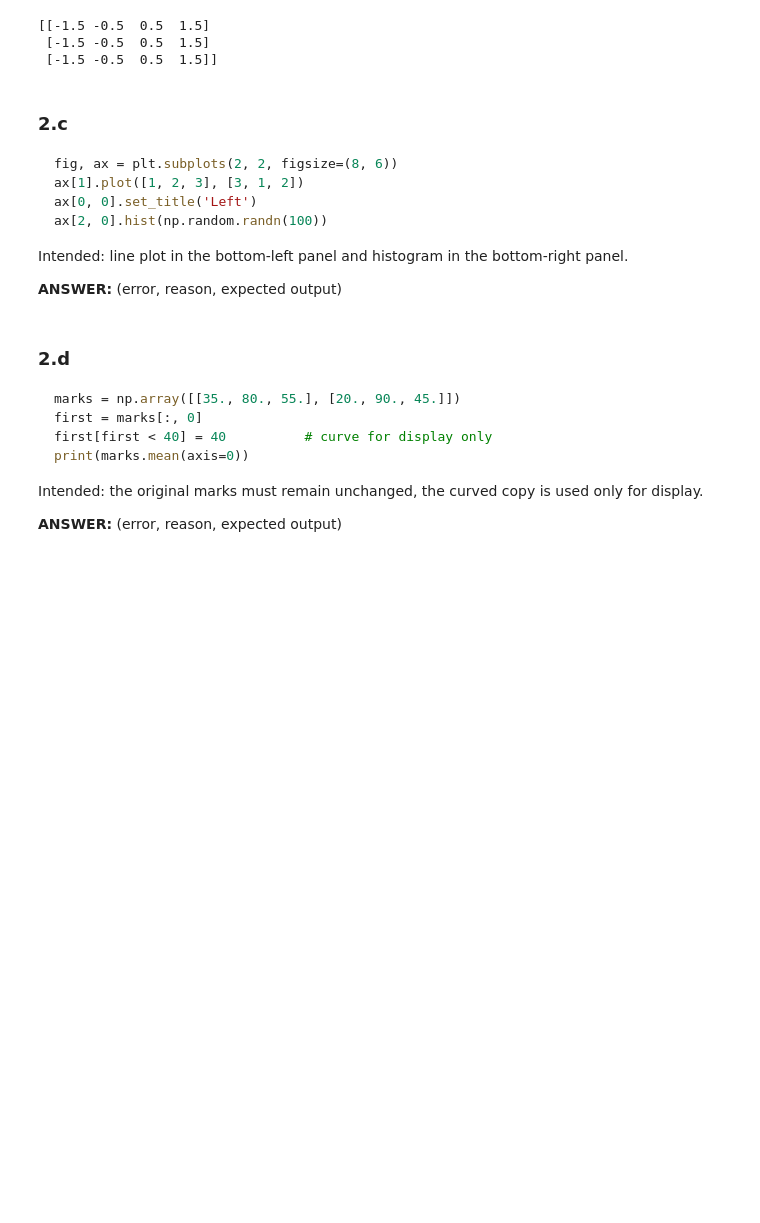
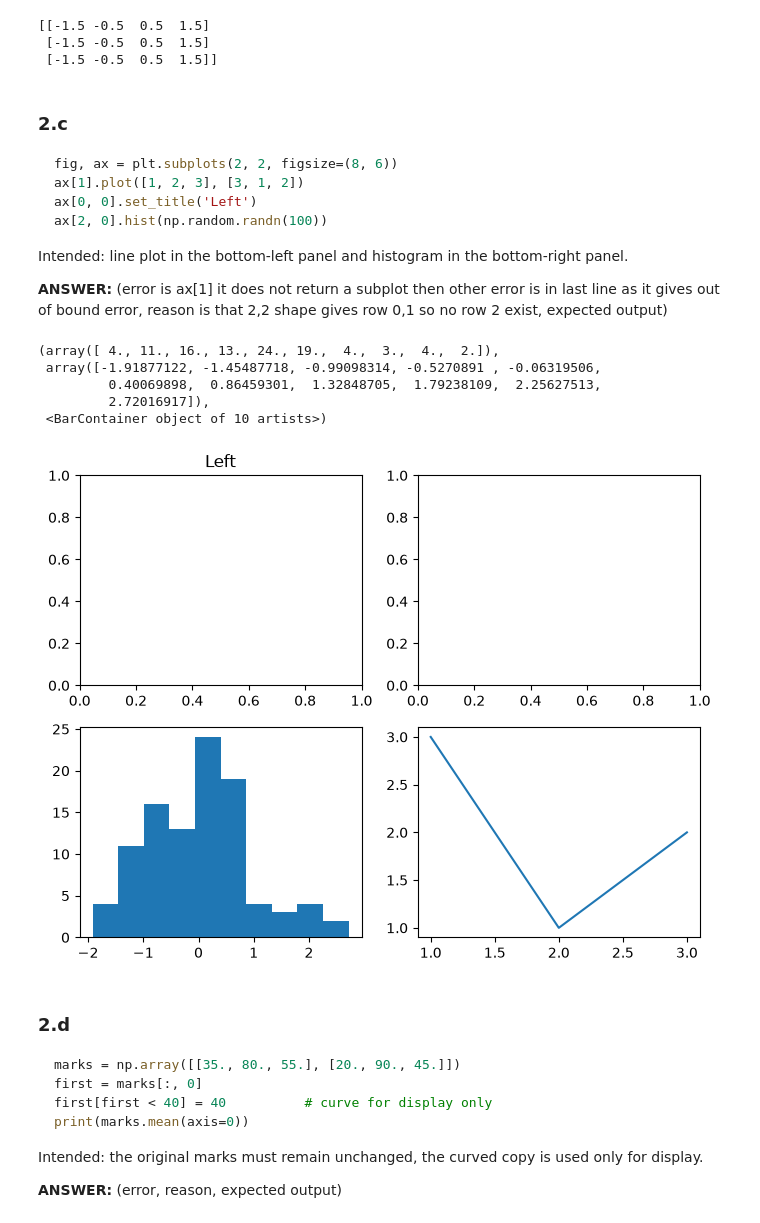
Before and after one commit to Abdullah-PyDev/PAI-A3-25F-0039, a Jupyter notebook: Assignment3_Programming_for_AI.ipynb, the cells around one changed output. Cells and saved outputs as stored; diff of their text form; code cells hidden in the pictures; blank space fills up the shorter version.

````diff
--- a/Assignment3_Programming_for_AI.ipynb
+++ b/Assignment3_Programming_for_AI.ipynb
@@ -178,4 +178,4 @@ ax[2, 0].hist(np.random.randn(100))
 ```
 Intended: line plot in the bottom-left panel and histogram in the bottom-right panel.
 
-**ANSWER:** (error, reason, expected output)
+**ANSWER:** (error is ax[1] it does not return a subplot then other error is in last line as it gives out of bound error, reason is that 2,2 shape gives row 0,1 so no row 2 exist, expected output)
@@ -184,3 +182,16 @@ Intended: line plot in the bottom-left panel and histogram in the bottom-right p
+# %%
+# YOUR CODE HERE (corrected version)
+fig, ax = plt.subplots(2, 2, figsize=(8, 6))
+ax[1,1].plot([1, 2, 3], [3, 1, 2])
+ax[0, 0].set_title('Left')
+ax[1, 0].hist(np.random.randn(100))
+# %% [output]
+(array([ 4., 11., 16., 13., 24., 19.,  4.,  3.,  4.,  2.]),
+ array([-1.91877122, -1.45487718, -0.99098314, -0.5270891 , -0.06319506,
+         0.40069898,  0.86459301,  1.32848705,  1.79238109,  2.25627513,
+         2.72016917]),
+ <BarContainer object of 10 artists>)
+[figure, added]
 # %% [markdown]
 ### 2.d
 ```python
````
Also changed, not shown: parts of 1 cell of this notebook.
